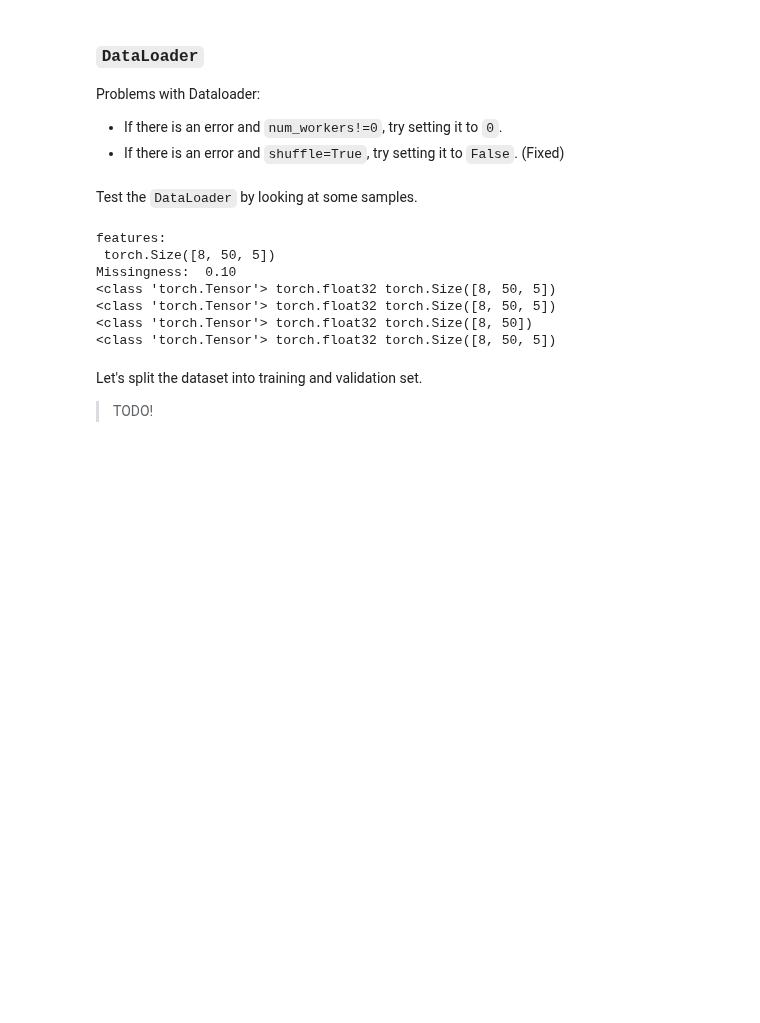
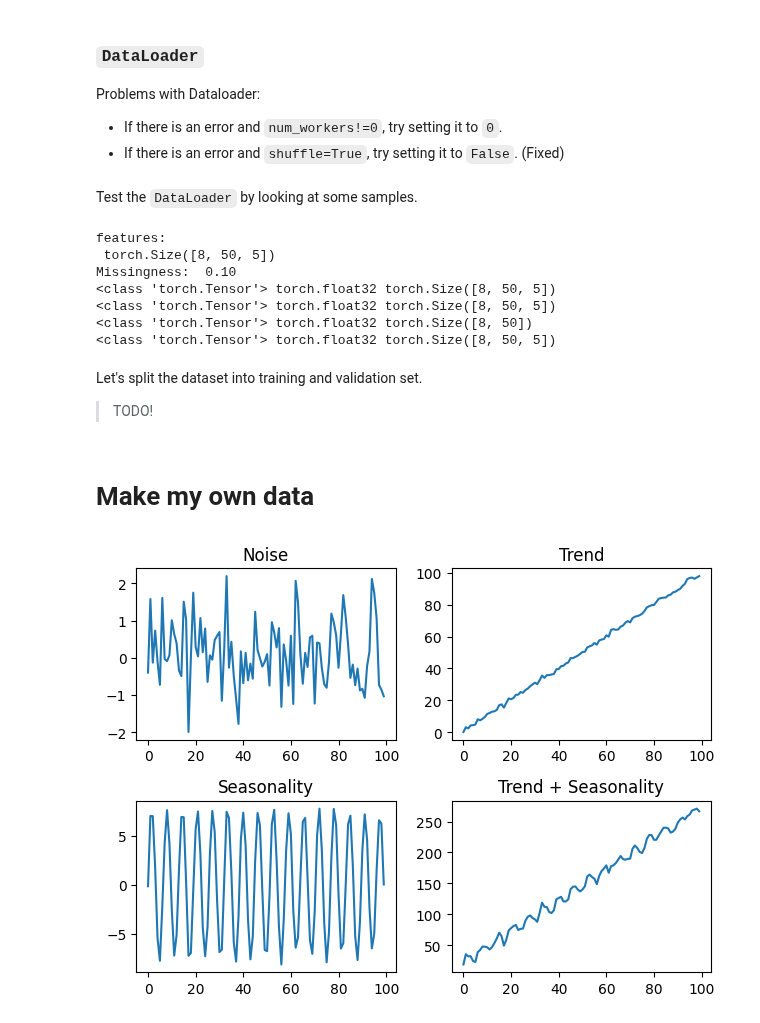
Before and after one commit to joshuawe/sepsis, a Jupyter notebook: toy_dataset/create_synthetic_time_series.ipynb, the cells around one changed output. Drawn from its saved outputs; the diff is of its cells as text; code cells hidden in the pictures; blank space fills up the shorter version.

Commit message:
custom synthetic time sereis

```diff
--- a/toy_dataset/create_synthetic_time_series.ipynb
+++ b/toy_dataset/create_synthetic_time_series.ipynb
@@ -186,3 +186,5 @@ Missingness:  0.10
 Let's split the dataset into training and validation set.
 
 > TODO!
+# %% [markdown]
+# Make my own data
@@ -188,0 +195,47 @@ Let's split the dataset into training and validation set.
+# %%
+def generate_ts():
+    """ There are exactly 4 cases: noise, trend, seasonality, trend + seasonality"""
+    series_length = 100
+    time_series = 10
+
+    # generate ids
+    ids = np.array(['id_' + str(i) for i in range(time_series)])
+
+    # for each time series: noise, trend, seasonality, trend + seasonality
+    # noise
+    noise = np.random.randn(series_length)
+    # trend
+    m = np.random.rand()  # slope
+    n = np.random.rand()  # y-axis at x=0
+    trend = m * np.arange(series_length) + n + noise
+    # seasonality
+    frequency = np.random.uniform(0.5,1)
+    amplitude = np.random.uniform(1, 10)
+    seasonality = amplitude * np.sin(np.arange(series_length)* frequency) + noise * np.random.rand()
+    # trend + seasonality
+    m = np.random.uniform(0.1,3)   # slope
+    n = np.random.rand() * 100  # y-axis at x=0
+    mu = 1
+    sigma = 0.1
+    trend_season = m * trend + n + seasonality  + np.random.normal(mu, sigma, series_length) * noise
+
+    return noise, trend, seasonality, trend_season
+# %%
+noise, trend, seasonality, trend_season = generate_ts()
+
+fig = plt.figure()
+fig.add_subplot(221)
+plt.plot(np.arange(100), noise)
+plt.title('Noise')
+fig.add_subplot(222)
+plt.title('Trend')
+plt.plot(np.arange(100), trend)
+fig.add_subplot(223)
+plt.title('Seasonality')
+plt.plot(np.arange(100), seasonality)
+fig.add_subplot(224)
+plt.title('Trend + Seasonality')
+plt.plot(np.arange(100), trend_season)
+plt.tight_layout()
+# %% [output]
+[figure, added]
```
Also changed, not shown: parts of 1 cell of this notebook.
